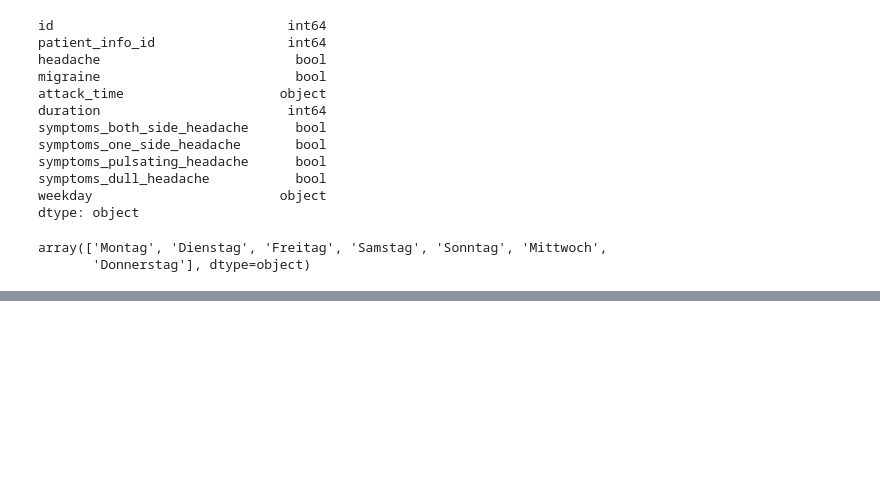
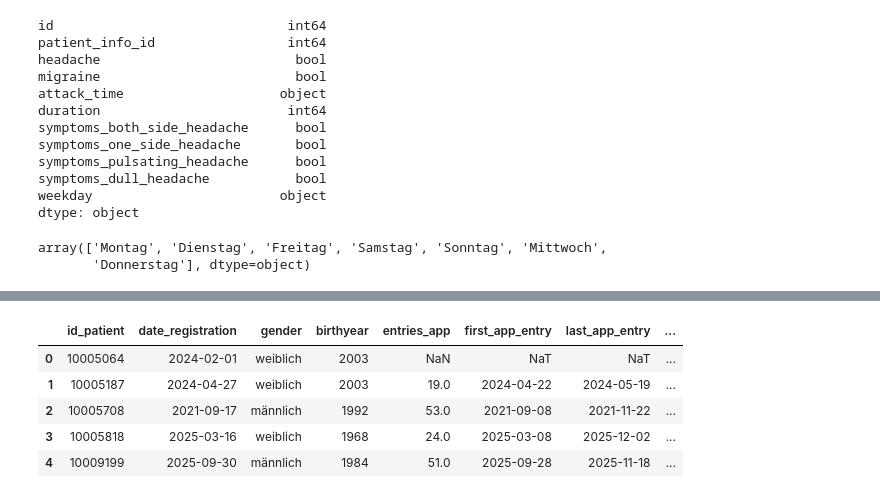
Before and after one commit to kkumar06-tech/Data_Analysis, a Jupyter notebook: Attack_App.ipynb, the cells around one changed output, grey strips where cells are left out. Saved outputs shown, nothing was run; the diff lists cells and outputs as text; code cells hidden in the pictures; blank space fills up the shorter version.

```diff
--- a/Attack_App.ipynb
+++ b/Attack_App.ipynb
@@ -168,0 +184,21 @@ Index: []
+# %%
+patient_df = pd.read_csv("dataset/Patients_AppOnly_02-03-2026.csv", on_bad_lines='skip', sep=';', low_memory=False)
+# %%
+rel_columns=['id_patient', 'date_registration',
+       'gender', 'birthyear','entries_app', 'first_app_entry', 'last_app_entry',
+       'period_use_app','headache_entries_app', 'migraine_entries_app']
+# %%
+req_patient=patient_df[rel_columns].copy()
+# %%
+cols = ["date_registration","first_app_entry","last_app_entry"]
+
+req_patient[cols] = req_patient[cols].apply(pd.to_datetime)
+# %%
+req_patient.head()
+# %% [output]
+|  | id_patient | date_registration | gender | birthyear | entries_app | first_app_entry | last_app_entry | ... |
+| 0 | 10005064 | 2024-02-01 | weiblich | 2003 | NaN | NaT | NaT | ... |
+| 1 | 10005187 | 2024-04-27 | weiblich | 2003 | 19.0 | 2024-04-22 | 2024-05-19 | ... |
+| 2 | 10005708 | 2021-09-17 | männlich | 1992 | 53.0 | 2021-09-08 | 2021-11-22 | ... |
+| 3 | 10005818 | 2025-03-16 | weiblich | 1968 | 24.0 | 2025-03-08 | 2025-12-02 | ... |
+| 4 | 10009199 | 2025-09-30 | männlich | 1984 | 51.0 | 2025-09-28 | 2025-11-18 | ... |
```
Also changed, not shown: parts of 16 cells of this notebook, 2 other files.
